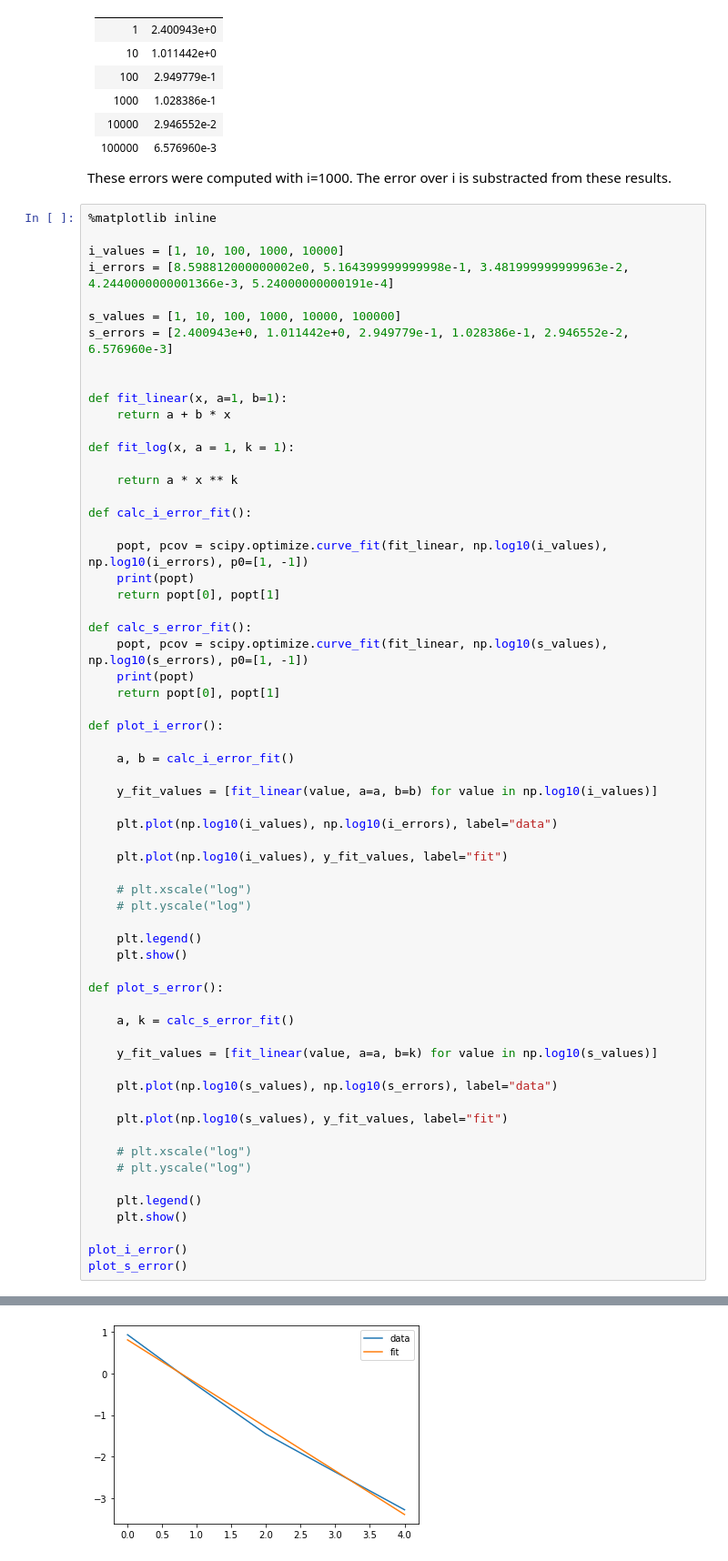
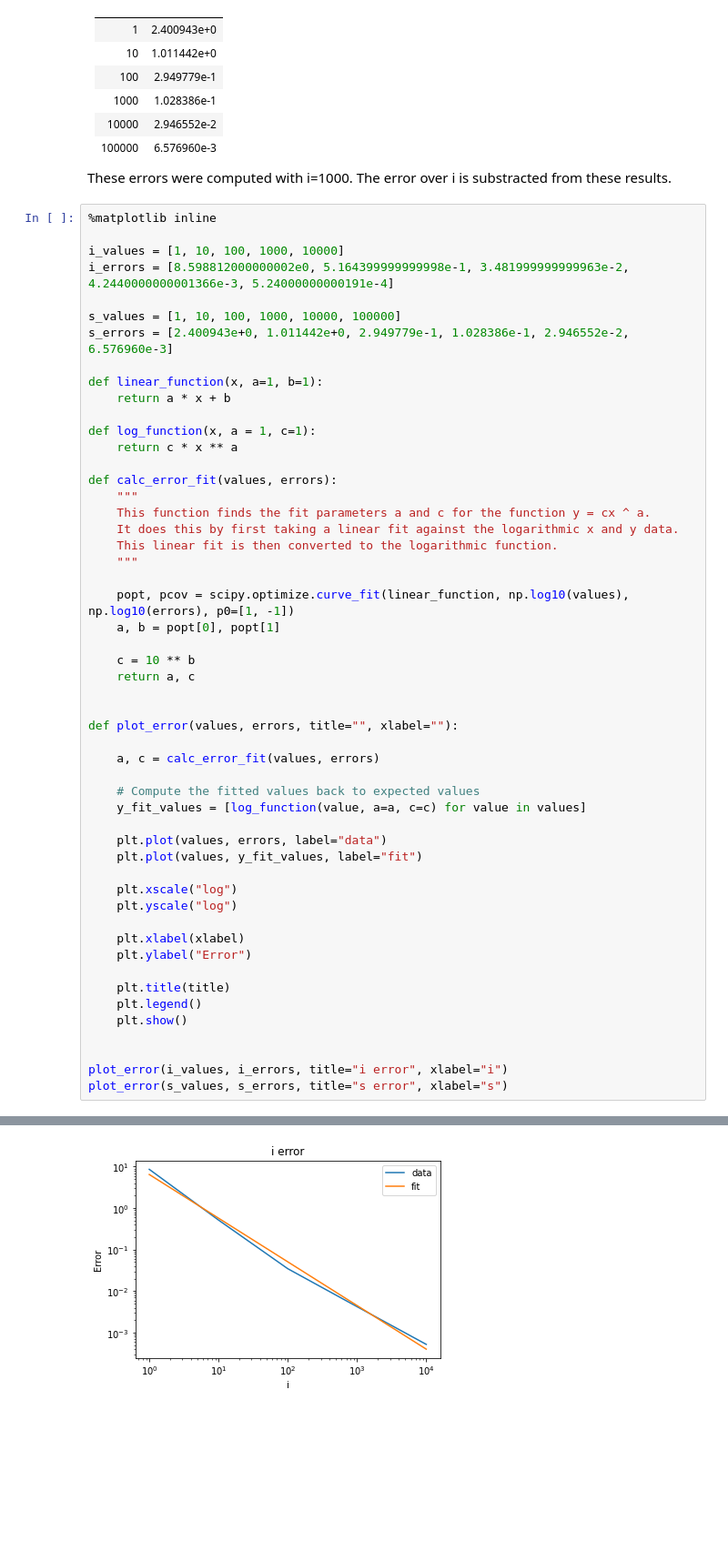
Before and after one commit to PeterVoerman/StochSim, a Jupyter notebook: mandelbrot_nick.ipynb, the cells around one changed output, grey strips where cells are left out. Shown at 91% size. Drawn from its saved outputs; the diff is of its cells as text; blank space fills up the shorter version.

```diff
--- a/mandelbrot_nick.ipynb
+++ b/mandelbrot_nick.ipynb
@@ -338,57 +338,47 @@ i_errors = [8.598812000000002e0, 5.164399999999998e-1, 3.481999999999963e-2, 4.2
 s_values = [1, 10, 100, 1000, 10000, 100000]
 s_errors = [2.400943e+0, 1.011442e+0, 2.949779e-1, 1.028386e-1, 2.946552e-2, 6.576960e-3]
 
+def linear_function(x, a=1, b=1):
+    return a * x + b
 
-def fit_linear(x, a=1, b=1):
-    return a + b * x
+def log_function(x, a = 1, c=1):
+    return c * x ** a
 
-def fit_log(x, a = 1, k = 1):
+def calc_error_fit(values, errors):
+    """
+    This function finds the fit parameters a and c for the function y = cx ^ a.
+    It does this by first taking a linear fit against the logarithmic x and y data.
+    This linear fit is then converted to the logarithmic function.
+    """
 
-    return a * x ** k
+    popt, pcov = scipy.optimize.curve_fit(linear_function, np.log10(values), np.log10(errors), p0=[1, -1])
+    a, b = popt[0], popt[1]
 
-def calc_i_error_fit():
+    c = 10 ** b
+    return a, c
 
-    popt, pcov = scipy.optimize.curve_fit(fit_linear, np.log10(i_values), np.log10(i_errors), p0=[1, -1])
-    print(popt)
-    return popt[0], popt[1]
 
-def calc_s_error_fit():
-    popt, pcov = scipy.optimize.curve_fit(fit_linear, np.log10(s_values), np.log10(s_errors), p0=[1, -1])
-    print(popt)
-    return popt[0], popt[1]
+def plot_error(values, errors, title="", xlabel=""):
 
-def plot_i_error():
+    a, c = calc_error_fit(values, errors)
 
-    a, b = calc_i_error_fit()
+    # Compute the fitted values back to expected values
+    y_fit_values = [log_function(value, a=a, c=c) for value in values]
 
-    y_fit_values = [fit_linear(value, a=a, b=b) for value in np.log10(i_values)]
+    plt.plot(values, errors, label="data")
+    plt.plot(values, y_fit_values, label="fit")
 
-    plt.plot(np.log10(i_values), np.log10(i_errors), label="data")
+    plt.xscale("log")
+    plt.yscale("log")
 
-    plt.plot(np.log10(i_values), y_fit_values, label="fit")
+    plt.xlabel(xlabel)
+    plt.ylabel("Error")
 
-    # plt.xscale("log")
-    # plt.yscale("log")
-
+    plt.title(title)
     plt.legend()
     plt.show()
 
-def plot_s_error():
 
-    a, k = calc_s_error_fit()
-
-    y_fit_values = [fit_linear(value, a=a, b=k) for value in np.log10(s_values)]
-
-    plt.plot(np.log10(s_values), np.log10(s_errors), label="data")
-
-    plt.plot(np.log10(s_values), y_fit_values, label="fit")
-
-    # plt.xscale("log")
-    # plt.yscale("log")
-
-    plt.legend()
-    plt.show()
-
-plot_i_error()
-plot_s_error()
+plot_error(i_values, i_errors, title="i error", xlabel="i")
+plot_error(s_values, s_errors, title="s error", xlabel="s")
 # %% [output]
@@ -396 +385 @@ plot_s_error()
-[figure, old version]
+[figure, new version]
```
Also changed, not shown: parts of 1 cell of this notebook.
